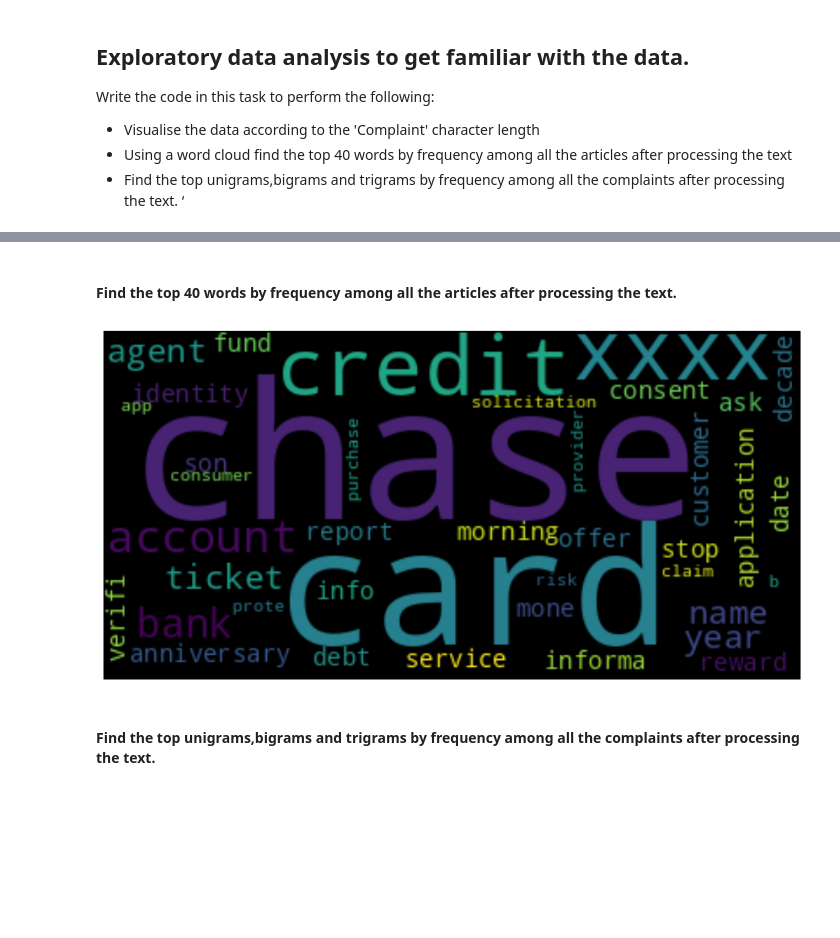
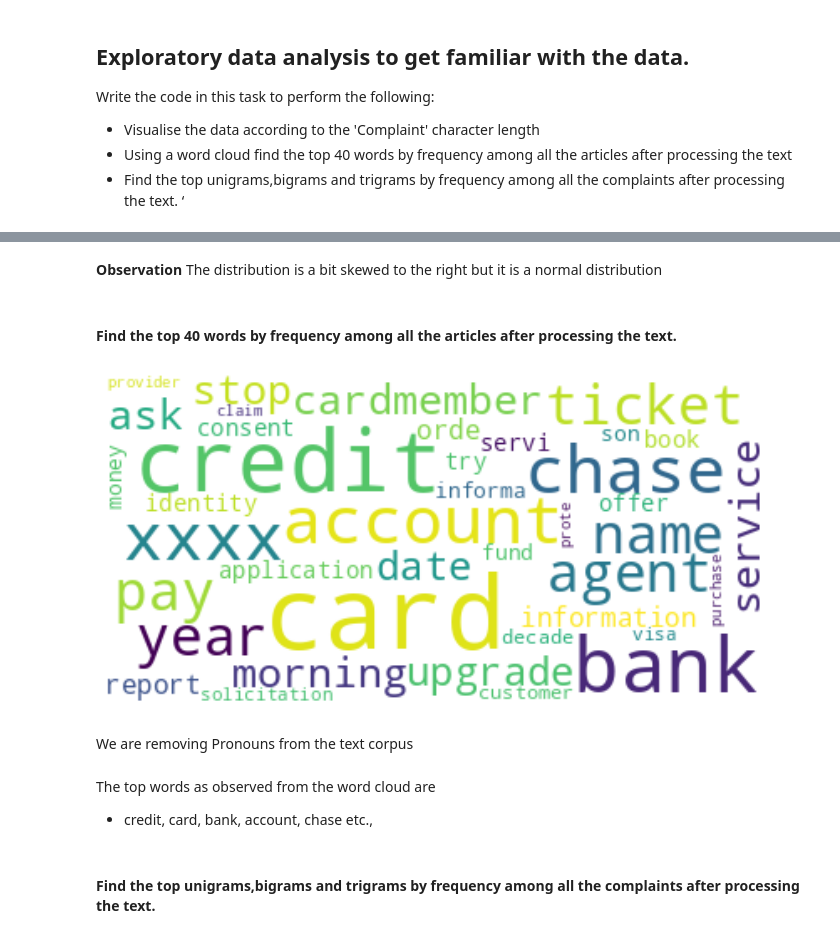
Before and after one commit to Ashish0898/Automatic-Ticket-Classification, a Jupyter notebook: Automatic_Ticket_Classification_Assignment.ipynb, the cells around one changed output, grey strips where cells are left out. Drawn from its saved outputs; the diff is of its cells as text; code cells hidden in the pictures; blank space fills up the shorter version.

```diff
--- a/Automatic_Ticket_Classification_Assignment.ipynb
+++ b/Automatic_Ticket_Classification_Assignment.ipynb
@@ -373,0 +244,11 @@ df_clean.head()
+# %%
+#Write your function to Lemmatize the texts
+def lemmmatize_text(text):
+    sent = []
+    doc = nlp(text)
+    for token in doc:
+        sent.append(token.lemma_)
+    return " ".join(sent)
+# %%
+#Create a dataframe('df_clean') that will have only the complaints and the lemmatized complaints
+df_clean['complaint_lemmatized'] = df_clean['complaint_what_happened'].apply(lemmmatize_text)
@@ -373,0 +271,10 @@ df_clean.head()
+# %%
+#Write your function to extract the POS tags
+def get_POS_tags(text):
+    sent = []
+    blob = TextBlob(text)
+    sent = [word for (word,tag) in blob.tags if tag=='NN']
+    return " ".join(sent)
+# %%
+# Extract Complaint after removing POS tags
+df_clean['complaint_POS_removed'] = df_clean['complaint_lemmatized'].apply(get_POS_tags)
@@ -393,19 +317,28 @@ plt.show()
+# %% [markdown]
+**Observation**
+The distribution is a bit skewed to the right but it is a normal distribution
 # %% [markdown]
 #### Find the top 40 words by frequency among all the articles after processing the text.
 # %%
 #Using a word cloud find the top 40 words by frequency among all the articles after processing the text
-
-wordcloud = WordCloud(max_words=40, random_state=1, stopwords=set(STOPWORDS))
-wordcloud.generate(str(df_clean['complaint_POS_removed']))
-plt.figure(figsize=(12,12))
+stopwords = set(STOPWORDS)
+wordcloud = WordCloud(max_font_size=60, max_words=40,
+                      background_color="white", random_state=100,
+                      stopwords=stopwords).generate(str(df_clean['complaint_POS_removed']))
+plt.figure(figsize=[12,12])
 plt.imshow(wordcloud, interpolation="bilinear")
 plt.axis("off")
 plt.show()
 # %% [output]
-[figure, old version]
+[figure, new version]
+# %% [markdown]
+We are removing Pronouns from the text corpus
 # %%
 #Removing -PRON- from the text corpus
 df_clean['Complaint_clean'] = df_clean['complaint_POS_removed'].str.replace('-PRON-', '')
+# %% [markdown]
+The top words as observed from the word cloud are
+- credit, card, bank, account, chase etc.,
 # %% [markdown]
 #### Find the top unigrams,bigrams and trigrams by frequency among all the complaints after processing the text.
 # %%
```
Also changed, not shown: parts of 149 cells of this notebook.
